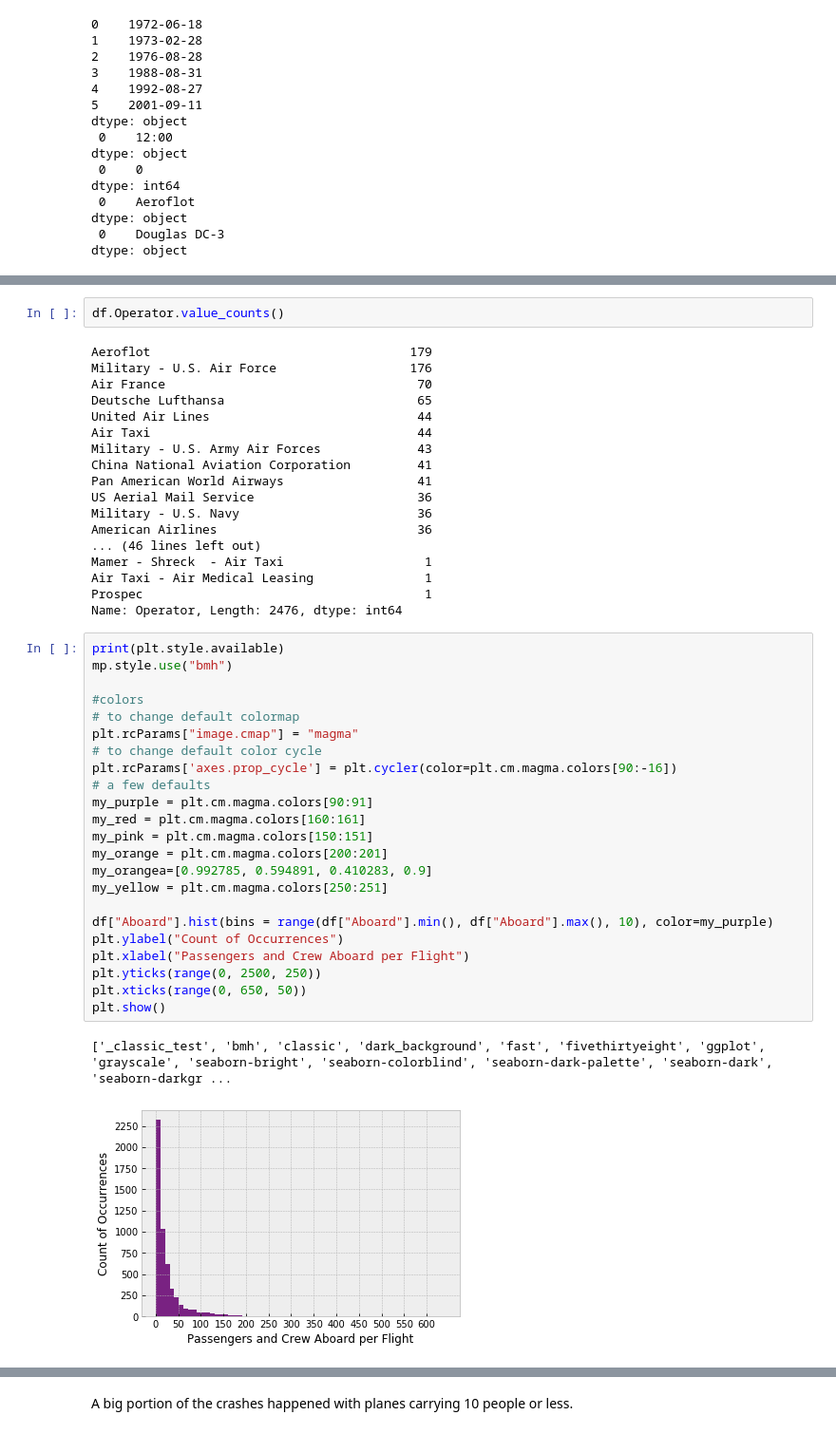
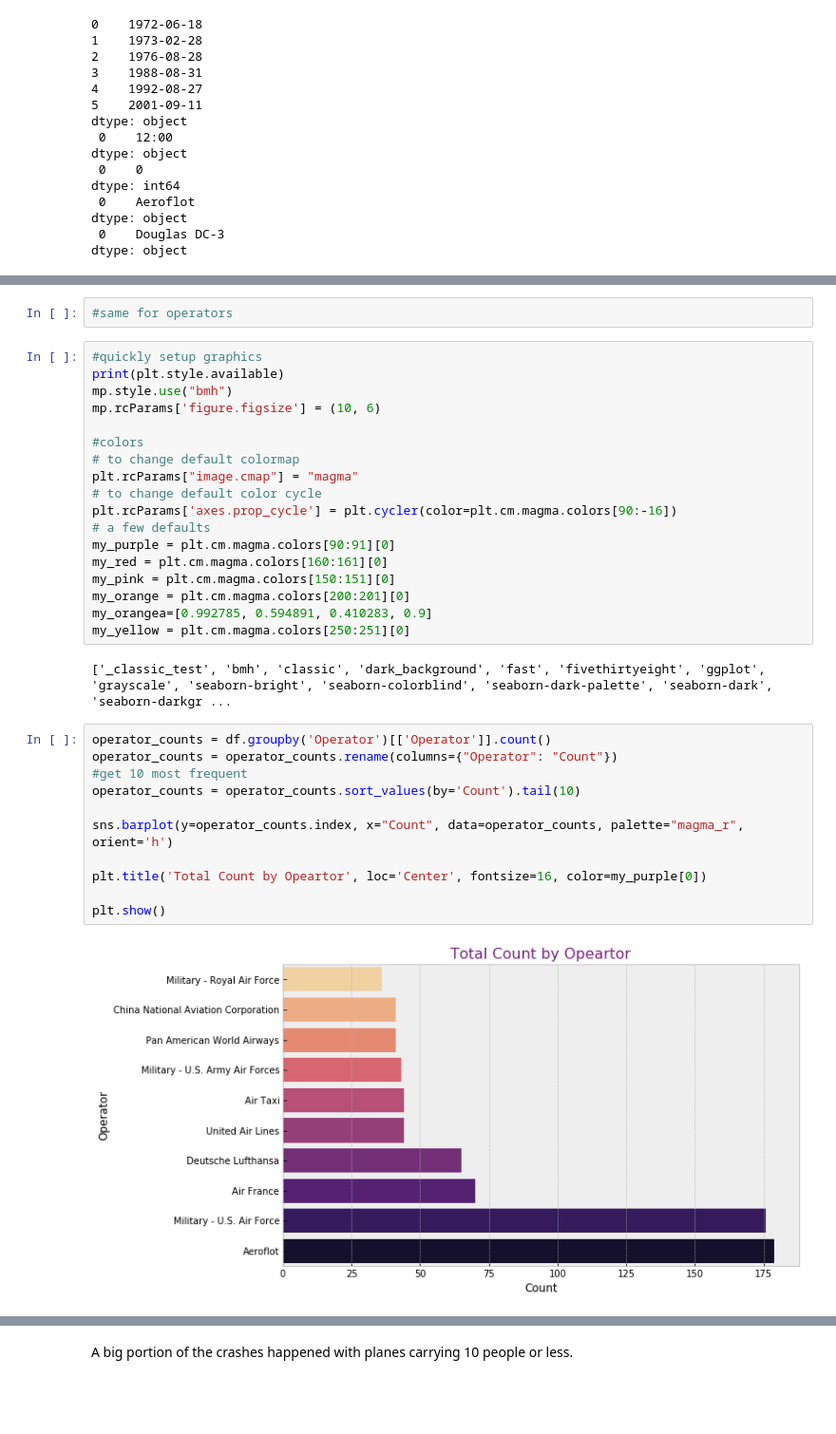
Before and after one commit to CatarinaL/GroupDataVizProjectDIT, a Jupyter notebook: ExploratoryDataAnalysis.ipynb, the cells around one changed output, grey strips where cells are left out. Shown at 95% size. Cells and saved outputs as stored; diff of their text form; blank space fills up the shorter version.

```diff
--- a/ExploratoryDataAnalysis.ipynb
+++ b/ExploratoryDataAnalysis.ipynb
@@ -113,27 +113,11 @@ df.Time.value_counts()
 Name: Time, Length: 998, dtype: int64
-# %%
-df.Operator.value_counts()
-# %% [output]
-Aeroflot                                   179
-Military - U.S. Air Force                  176
-Air France                                  70
-Deutsche Lufthansa                          65
-United Air Lines                            44
-Air Taxi                                    44
-Military - U.S. Army Air Forces             43
-China National Aviation Corporation         41
-Pan American World Airways                  41
-US Aerial Mail Service                      36
-Military - U.S. Navy                        36
-American Airlines                           36
-... (46 lines left out)
-Mamer - Shreck  - Air Taxi                   1
-Air Taxi - Air Medical Leasing               1
-Prospec                                      1
-Name: Operator, Length: 2476, dtype: int64
+# %%
+#same for operators
 # %%
+#quickly setup graphics
 print(plt.style.available)
 mp.style.use("bmh")
+mp.rcParams['figure.figsize'] = (10, 6)
 
 #colors
 # to change default colormap
@@ -141,19 +125,24 @@ plt.rcParams["image.cmap"] = "magma"
 # to change default color cycle
 plt.rcParams['axes.prop_cycle'] = plt.cycler(color=plt.cm.magma.colors[90:-16])
 # a few defaults
-my_purple = plt.cm.magma.colors[90:91]
-my_red = plt.cm.magma.colors[160:161]
-my_pink = plt.cm.magma.colors[150:151]
-my_orange = plt.cm.magma.colors[200:201]
+my_purple = plt.cm.magma.colors[90:91][0]
+my_red = plt.cm.magma.colors[160:161][0]
+my_pink = plt.cm.magma.colors[150:151][0]
+my_orange = plt.cm.magma.colors[200:201][0]
 my_orangea=[0.992785, 0.594891, 0.410283, 0.9]
-my_yellow = plt.cm.magma.colors[250:251]
-
-df["Aboard"].hist(bins = range(df["Aboard"].min(), df["Aboard"].max(), 10), color=my_purple)
-plt.ylabel("Count of Occurrences")
-plt.xlabel("Passengers and Crew Aboard per Flight")
-plt.yticks(range(0, 2500, 250))
-plt.xticks(range(0, 650, 50))
-plt.show()
+my_yellow = plt.cm.magma.colors[250:251][0]
 # %% [output]
 ['_classic_test', 'bmh', 'classic', 'dark_background', 'fast', 'fivethirtyeight', 'ggplot', 'grayscale', 'seaborn-bright', 'seaborn-colorblind', 'seaborn-dark-palette', 'seaborn-dark', 'seaborn-darkgr ...
-[figure, removed]
+# %%
+operator_counts = df.groupby('Operator')[['Operator']].count()
+operator_counts = operator_counts.rename(columns={"Operator": "Count"})
+#get 10 most frequent
+operator_counts = operator_counts.sort_values(by='Count').tail(10)
+
+sns.barplot(y=operator_counts.index, x="Count", data=operator_counts, palette="magma_r", orient='h')
+
+plt.title('Total Count by Opeartor', loc='Center', fontsize=16, color=my_purple[0])
+
+plt.show()
+# %% [output]
+[figure, added]
```
Also changed, not shown: parts of 15 cells of this notebook, 7 other files.
